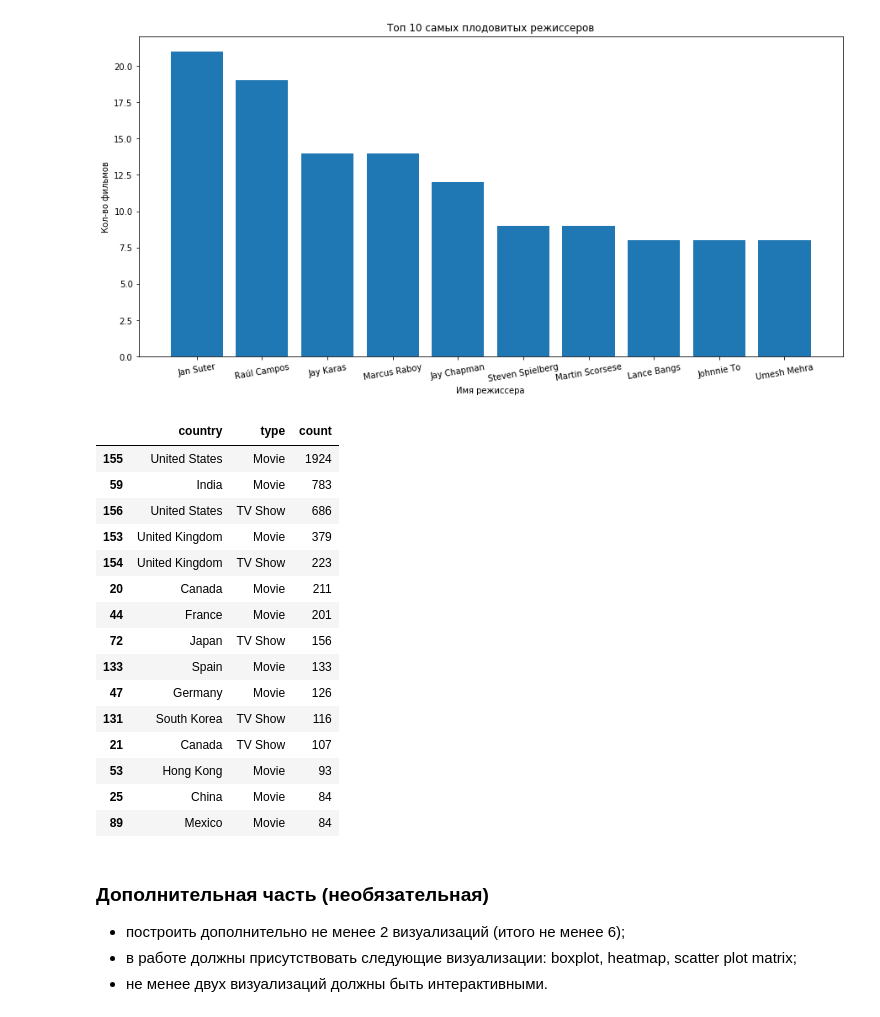
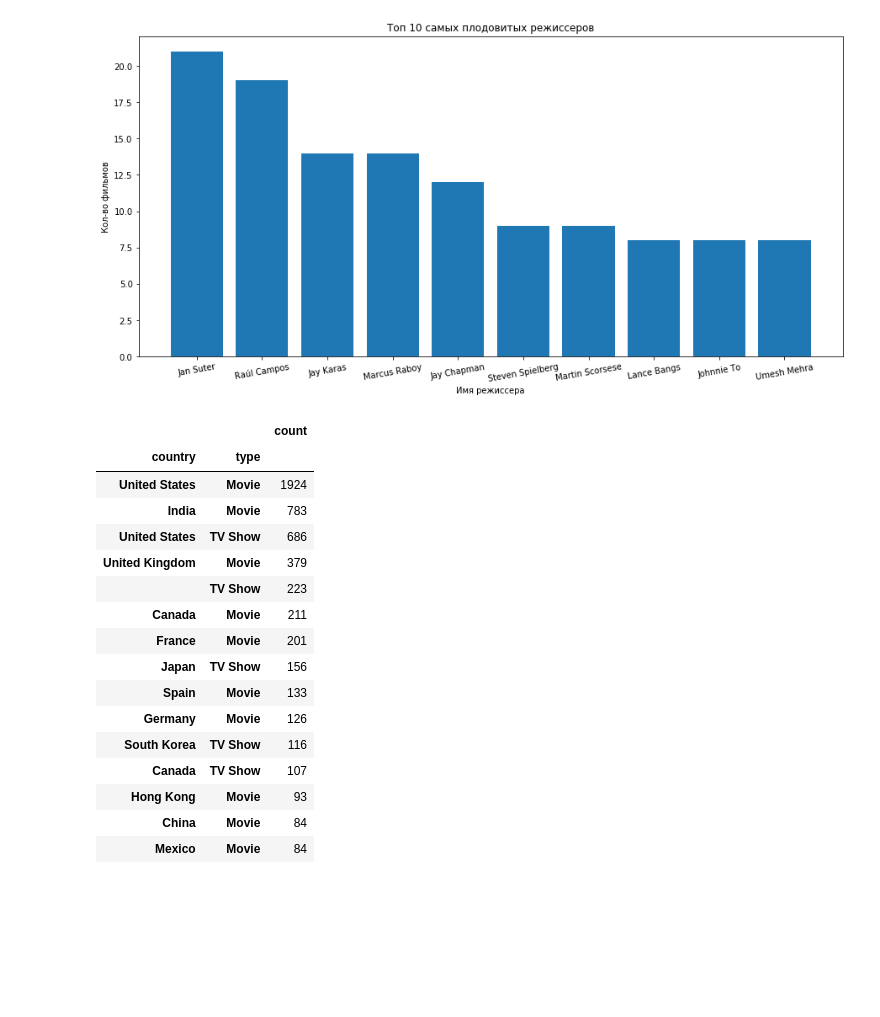
Before and after one commit to iamdenizzz/pyda-10, a Jupyter notebook: 15/Homework_15.ipynb, the cells around one changed output. Saved outputs shown, nothing was run; the diff lists cells and outputs as text; code cells hidden in the pictures; blank space fills up the shorter version.

```diff
--- a/15/Homework_15.ipynb
+++ b/15/Homework_15.ipynb
@@ -29,6 +29,7 @@ import re
 
 # загрузим данные
 data = pd.read_csv('netflix_titles.csv')
-data.drop(['date_added','description'], axis='columns', inplace=True) # Удалим лишние столбцы, чтобы облегчить таблицу
+# Удалим лишние столбцы, чтобы облегчить таблицу
+data.drop(['title','date_added','description'], axis='columns', inplace=True)
 data
 # %% [output]
@@ -102,43 +103,38 @@ plt.xticks(rotation=10)
 # %%
 # График 4 - но интересно, какая из стран производит больше всего контента в виде сериалов и фильмов
 countries = pd.DataFrame(columns=['id','country', 'type'])
 
 def prepare(vid, vcountry, vtype):
     if(isinstance(vcountry, str)):
         ctrs = vcountry.split(",")
         for ctr in ctrs:
             i = len(countries.index)
             countries.loc[i] = [vid] + [ctr.strip()] + [vtype]
 
 data.apply(lambda x: prepare(x['show_id'], x['country'], x['type']), axis=1)
-graph4 = countries.groupby(['country', 'type']).agg(['count'])['id'].reset_index().\
+graph4 = countries.groupby(['country', 'type']).agg(['count'])['id'].\
     sort_values(by='count', ascending=False).head(15)
 graph4.style.bar()
 # Разбив отдельно на страны и тип создаваемого контента мы можем увидеть, что США действительно воспроизводит больше
 # всего фильмов и сериалов (из тех что показывает Netflix), но по кол-ву фильмов Индия идет на втором месте. Таким образом
 # мы можем предположить, что высказанные выше теории верны. Индийский кинематограф производит много и быстро успевая
 # задействовать в фильмах одних и тех же актеров, в свою очередь по кол-ву фильмов он отстает от США, где создание фильмов
 # более дорогой и трудоемкий процесс
 # %% [output]
-|  | country | type | count |
-| 155 | United States | Movie | 1924 |
-| 59 | India | Movie | 783 |
-| 156 | United States | TV Show | 686 |
-| 153 | United Kingdom | Movie | 379 |
-| 154 | United Kingdom | TV Show | 223 |
-| 20 | Canada | Movie | 211 |
-| 44 | France | Movie | 201 |
-| 72 | Japan | TV Show | 156 |
-| 133 | Spain | Movie | 133 |
-| 47 | Germany | Movie | 126 |
-| 131 | South Korea | TV Show | 116 |
-| 21 | Canada | TV Show | 107 |
-| 53 | Hong Kong | Movie | 93 |
-| 25 | China | Movie | 84 |
-| 89 | Mexico | Movie | 84 |
+|  |  | count |
+| country | type |  |
+| United States | Movie | 1924 |
+| India | Movie | 783 |
+| United States | TV Show | 686 |
+| United Kingdom | Movie | 379 |
+|  | TV Show | 223 |
+| Canada | Movie | 211 |
+| France | Movie | 201 |
+| Japan | TV Show | 156 |
+| Spain | Movie | 133 |
+| Germany | Movie | 126 |
+| South Korea | TV Show | 116 |
+| Canada | TV Show | 107 |
+| Hong Kong | Movie | 93 |
+| China | Movie | 84 |
+| Mexico | Movie | 84 |
-# %% [markdown]
-### Дополнительная часть (необязательная)
-
-* построить дополнительно не менее 2 визуализаций (итого не менее 6);
-* в работе должны присутствовать следующие визуализации: boxplot, heatmap, scatter plot matrix;
-* не менее двух визуализаций должны быть интерактивными.
```
Also changed, not shown: parts of 2 cells of this notebook, 1 other file.
